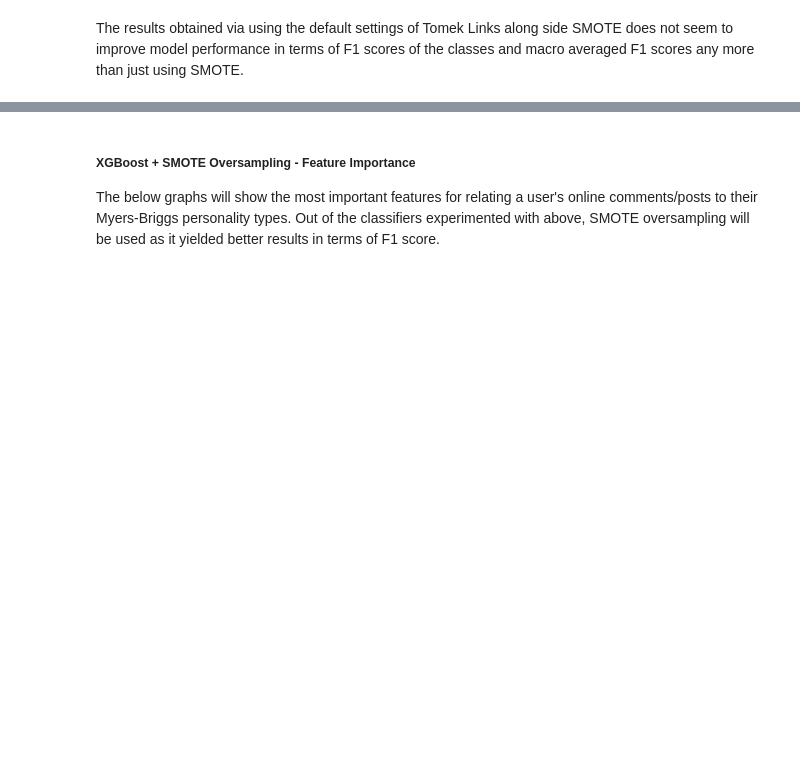
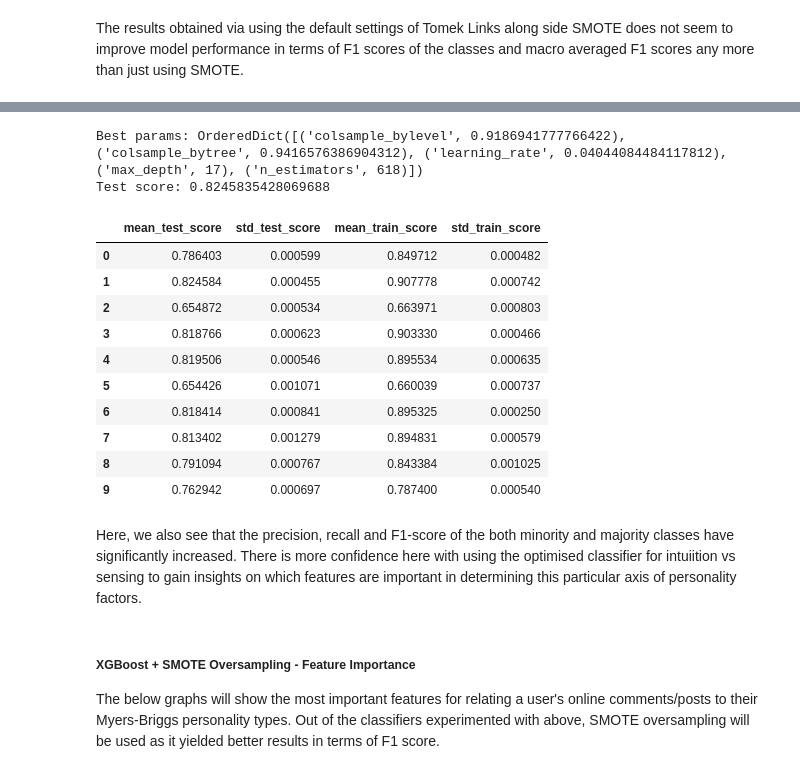
Before and after one commit to slouie88/myers_briggs_personalities, a Jupyter notebook: myers_briggs_feature_importance.ipynb, the cells around one changed output, grey strips where cells are left out. Cells and saved outputs as stored; diff of their text form; code cells hidden in the pictures; blank space fills up the shorter version.

```diff
--- a/myers_briggs_feature_importance.ipynb
+++ b/myers_briggs_feature_importance.ipynb
@@ -598,0 +701,7 @@ The results obtained via using the default settings of Tomek Links along side SM
+# %%
+y = targets["s_vs_n"].values
+
+over_sampler = SMOTE(random_state=42)
+X_res, y_res = over_sampler.fit_resample(X, y)
+# %%
+xgboost_classifier_s_vs_n = xgbclassifier_binary_cv(X_res, y_res)
@@ -599,3 +720,34 @@ The results obtained via using the default settings of Tomek Links along side SM
+# %%
+best_params = xgboost_classifier_s_vs_n.best_params_
+test_score = xgboost_classifier_s_vs_n.best_score_
+print(f"Best params: {best_params}")
+print(f"Test score: {test_score}")
+# %% [output]
+Best params: OrderedDict([('colsample_bylevel', 0.9186941777766422), ('colsample_bytree', 0.9416576386904312), ('learning_rate', 0.04044084484117812), ('max_depth', 17), ('n_estimators', 618)])
+Test score: 0.8245835428069688
+# %%
+# Note that these results are based on the oversampled dataset.
+results = pd.concat([
+    pd.DataFrame(xgboost_classifier_s_vs_n.cv_results_["mean_test_score"], columns=["mean_test_score"]),
+    pd.DataFrame(xgboost_classifier_s_vs_n.cv_results_["std_test_score"], columns=["std_test_score"]),
+    pd.DataFrame(xgboost_classifier_s_vs_n.cv_results_["mean_train_score"], columns=["mean_train_score"]),
+    pd.DataFrame(xgboost_classifier_s_vs_n.cv_results_["std_train_score"], columns=["std_train_score"])
+], axis=1)
+results
+# %% [output]
+|  | mean_test_score | std_test_score | mean_train_score | std_train_score |
+| 0 | 0.786403 | 0.000599 | 0.849712 | 0.000482 |
+| 1 | 0.824584 | 0.000455 | 0.907778 | 0.000742 |
+| 2 | 0.654872 | 0.000534 | 0.663971 | 0.000803 |
+| 3 | 0.818766 | 0.000623 | 0.903330 | 0.000466 |
+| 4 | 0.819506 | 0.000546 | 0.895534 | 0.000635 |
+| 5 | 0.654426 | 0.001071 | 0.660039 | 0.000737 |
+| 6 | 0.818414 | 0.000841 | 0.895325 | 0.000250 |
+| 7 | 0.813402 | 0.001279 | 0.894831 | 0.000579 |
+| 8 | 0.791094 | 0.000767 | 0.843384 | 0.001025 |
+| 9 | 0.762942 | 0.000697 | 0.787400 | 0.000540 |
+# %% [markdown]
+Here, we also see that the precision, recall and F1-score of the both minority and majority classes have significantly increased. There is more confidence here with using the optimised classifier for intuiition vs sensing to gain insights on which features are important in determining this particular axis of personality factors.
 # %% [markdown]
 ##### XGBoost + SMOTE Oversampling - Feature Importance
 
```
Also changed, not shown: parts of 10 cells of this notebook.
